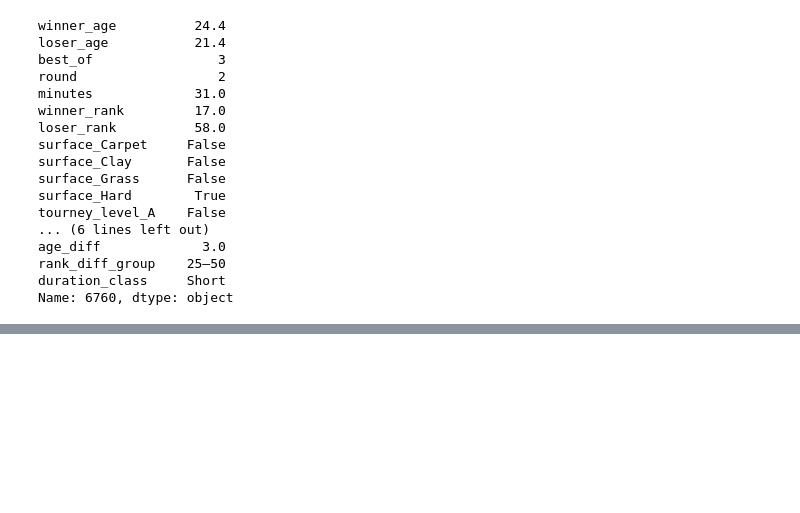
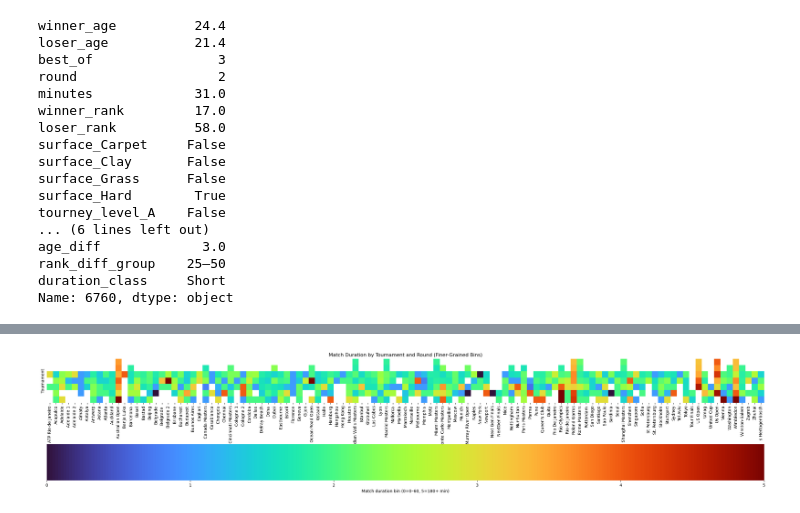
Before and after one commit to valipieri/DSF-projekt-, a Jupyter notebook: DSF/Untitled-1.ipynb, the cells around one changed output, grey strips where cells are left out. Drawn from its saved outputs; the diff is of its cells as text; code cells hidden in the pictures; blank space fills up the shorter version.

Commit message:
Heatmap ist drin 🔥

```diff
--- a/DSF/Untitled-1.ipynb
+++ b/DSF/Untitled-1.ipynb
@@ -317,0 +307,82 @@ dtype: int64
+# %%
+all_matches = pd.concat(
+    [pd.read_csv(f"data/atp_matches_{i}.csv") for i in range(2015, 2025)],
+    ignore_index=True
+)
+#Removing unneeded columns
+unnecessary = [
+    'score','w_ace','w_df','w_svpt','w_1stIn','w_1stWon','w_2ndWon','w_SvGms',
+    'w_bpSaved','w_bpFaced','l_ace','l_df','l_svpt','l_1stIn','l_1stWon','l_2ndWon',
+    'l_SvGms','l_bpSaved','l_bpFaced','winner_name','loser_name','winner_ioc','loser_ioc',
+    'winner_entry','loser_entry','tourney_id','tourney_date','winner_seed',
+    'loser_seed','winner_ht','loser_ht', 'draw_size', 'match_num', 'winner_id', 'winner_hand',
+    'loser_id', 'loser_hand', 'winner_rank_points', 'loser_rank_points'
+]
+
+matches = all_matches.drop(columns=unnecessary, errors='ignore')
+
+# ---------- 1. Create finer-grained duration bins ----------
+# use np.inf so every non-negative duration falls into some bin (no NaNs from pd.cut)
+bins = [0, 60, 90, 120, 150, 180, np.inf]   # 6 bins
+bin_labels = [0, 1, 2, 3, 4, 5]
+
+matches['duration_bin'] = pd.cut(
+    matches['minutes'],
+    bins=bins,
+    labels=bin_labels,
+    include_lowest=True
+)
+
+# convert categorical -> numeric codes; NaNs (if any) become -1, we mask them out
+matches['duration_bin'] = matches['duration_bin'].astype('float')   # stays 0..5, no int-cast issue
+
+# ---------- 2. Predictions for test set (clf, X_test already exist) ----------
+y_pred = clf.predict(X_test)
+matches_test = matches.loc[X_test.index].copy()
+
+# here we use the *binned actual duration* as the value to plot
+matches_test['pred_bin'] = matches_test['duration_bin']
+
+# ---------- 3. Order rounds on x-axis ----------
+round_order = ["R128", "R64", "R32", "R16", "R8", "QF", "SF", "F"]
+matches_test['round'] = pd.Categorical(
+    matches_test['round'],
+    categories=round_order,
+    ordered=True
+)
+
+# ---------- 4. Tournament × Round matrix ----------
+heat = matches_test.pivot_table(
+    index="tourney_name",
+    columns="round",
+    values="pred_bin",
+    aggfunc="mean"
+).sort_index()
+
+heat = heat.T
+
+# ---------- 5. Colorful heatmap (many bins, high-contrast colormap) ----------
+plt.figure(figsize=(25, 10))
+sns.heatmap(
+    heat,
+    cmap="turbo",                 # very colorful
+    vmin=0,
+    vmax=len(bin_labels) - 1,     # 0..5
+    square=True,
+    linewidths=0,
+    cbar_kws={
+        "orientation": "horizontal",
+        "label": "Match duration bin (0=0–60, 5=180+ min)"
+    },
+    annot=False
+)
+
+plt.title("Match Duration by Tournament and Round (Finer-Grained Bins)")
+plt.xlabel("Round")
+plt.ylabel("Tournament")
+plt.xticks(rotation=90)
+plt.yticks([])
+plt.tight_layout()
+plt.show()
+# %% [output]
+[figure, added]
```
Also changed, not shown: parts of 1 cell of this notebook.
